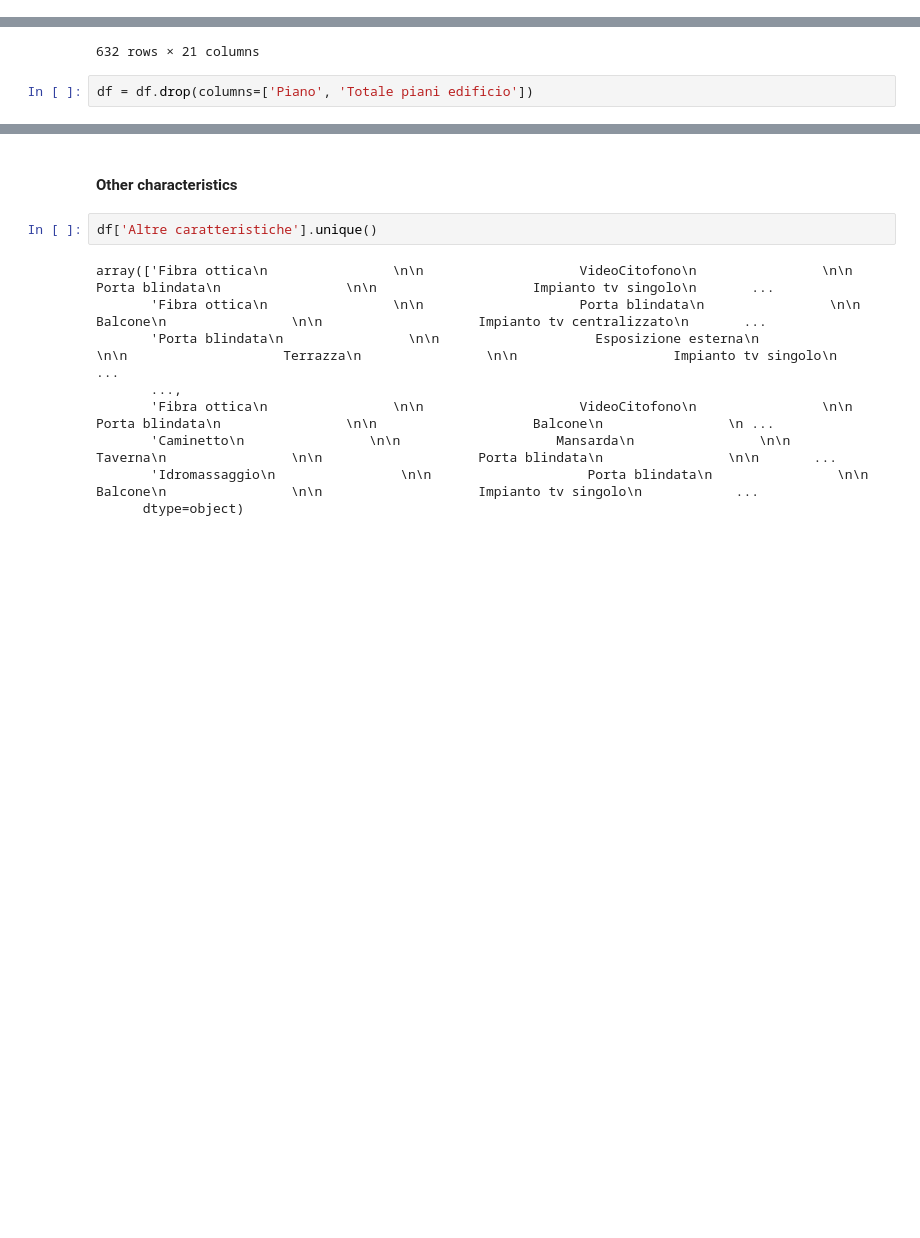
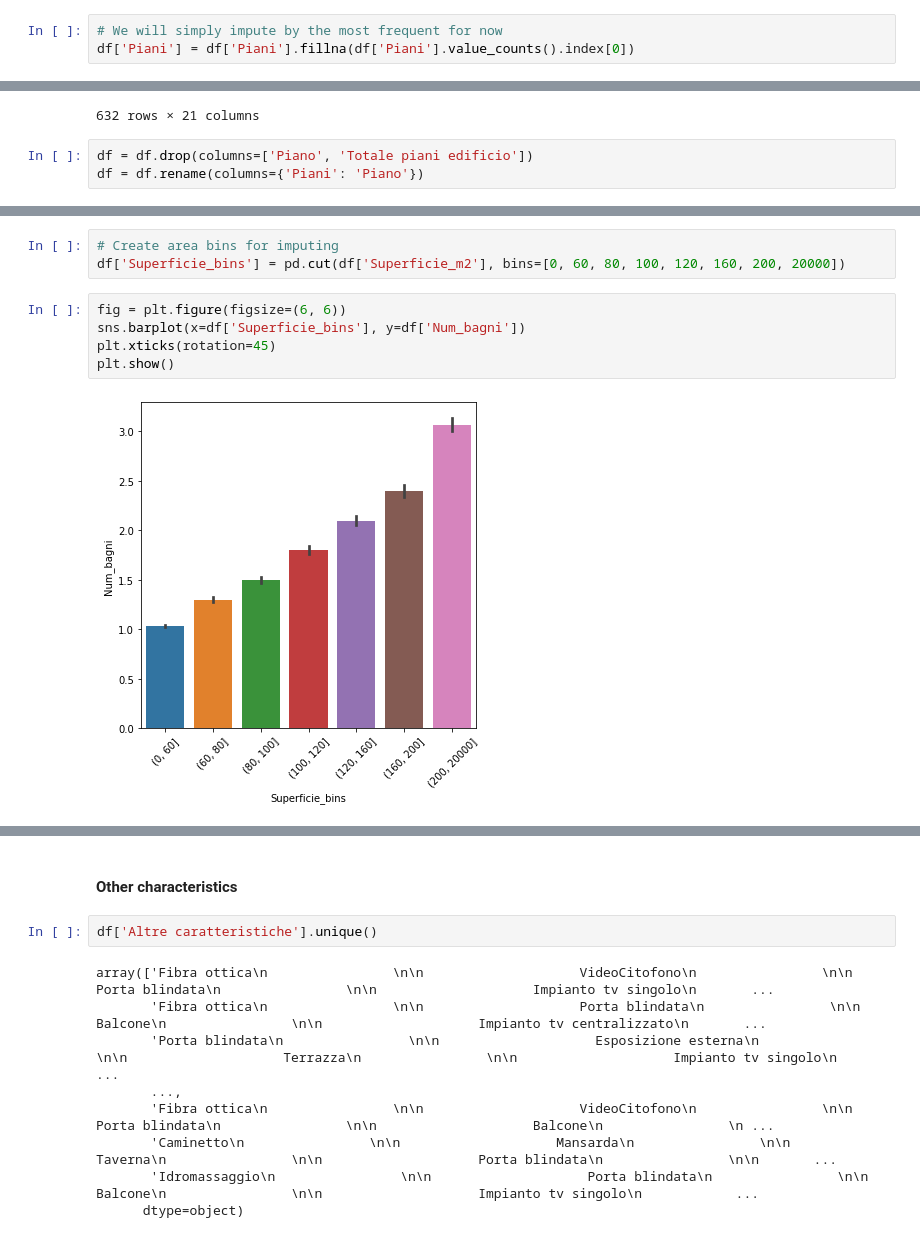
Before and after one commit to LazyEval/housing-prices-firenze, a Jupyter notebook: notebooks/1.0-LazyEval-data-cleaning.ipynb, the cells around one changed output, grey strips where cells are left out. Cells and saved outputs as stored; diff of their text form; blank space fills up the shorter version.

```diff
--- a/notebooks/1.0-LazyEval-data-cleaning.ipynb
+++ b/notebooks/1.0-LazyEval-data-cleaning.ipynb
@@ -802,3 +829,6 @@ Name: Piani, dtype: int64
+# %%
+# We will simply impute by the most frequent for now
+df['Piani'] = df['Piani'].fillna(df['Piani'].value_counts().index[0])
 # %%
 # Based on missing values and assuming this is not an important feature, we will surely drop it later
 df.loc[df['Totale piani edificio'].isna(), :]
@@ -818,3 +848,4 @@ df.loc[df['Totale piani edificio'].isna(), :]
 632 rows × 21 columns
 # %%
 df = df.drop(columns=['Piano', 'Totale piani edificio'])
+df = df.rename(columns={'Piani': 'Piano'})
@@ -820,0 +951,10 @@ df = df.drop(columns=['Piano', 'Totale piani edificio'])
+# %%
+# Create area bins for imputing
+df['Superficie_bins'] = pd.cut(df['Superficie_m2'], bins=[0, 60, 80, 100, 120, 160, 200, 20000])
+# %%
+fig = plt.figure(figsize=(6, 6))
+sns.barplot(x=df['Superficie_bins'], y=df['Num_bagni'])
+plt.xticks(rotation=45)
+plt.show()
+# %% [output]
+[figure, added]
```
Also changed, not shown: parts of 71 cells of this notebook.
